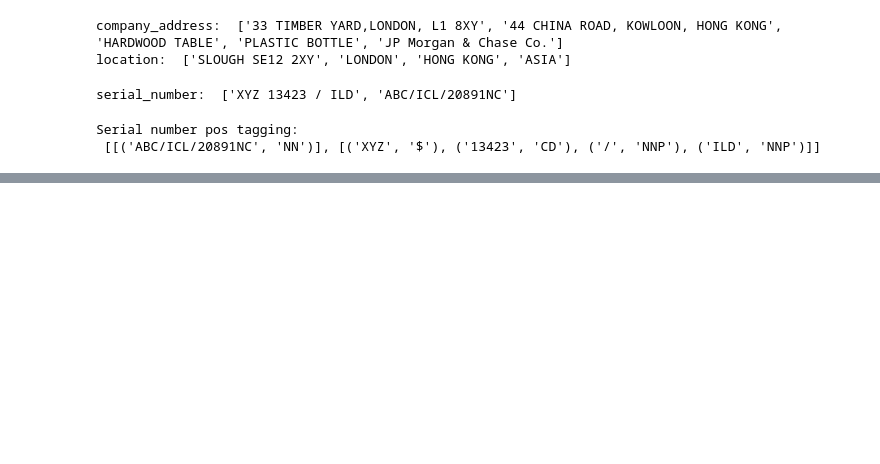
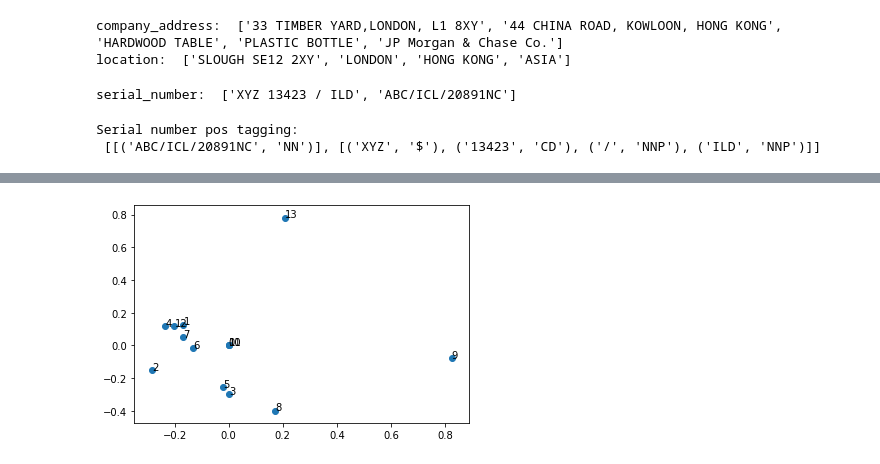
Before and after one commit to zhenyuli1216/Unique-Entity-Identification, a Jupyter notebook: src/test1.ipynb, the cells around one changed output, grey strips where cells are left out. Drawn from its saved outputs; the diff is of its cells as text; code cells hidden in the pictures; blank space fills up the shorter version.

```diff
--- a/src/test1.ipynb
+++ b/src/test1.ipynb
@@ -106,0 +106,32 @@ Serial number pos tagging:
+# %%
+'''
+I only used TFIDF matrix as feature for the sake of demonstration.
+Ideally there will be other useful features
+'''
+tfidf_vectorizer = TfidfVectorizer(max_df=1, max_features=200000,min_df=1, use_idf=True, ngram_range=(1,2))
+# %%
+def structure_new_df(text_strings, vector_matrix, model):
+    df = pd.DataFrame(columns = ['text', 'vector', '2D', 'cluster'])
+    mat_array = vector_matrix.tolist()
+    df['text'] = text_strings
+    df['vector'] = mat_array
+    pca = PCA(n_components=2).fit(vector_matrix)
+    data2D = pca.transform(vector_matrix).tolist()
+    df['2D'] = data2D
+    df['cluster'] = df['vector'].apply(lambda x: 'cluster_'+str(model.predict(np.reshape(x, (-1, len(x))))[0]))
+    return df
+
+def generate_scatter_plot(df):
+    plt.clf()
+    data2D = np.array(df['2D'].tolist())
+    n = df.index
+    plt.scatter(data2D[:,0], data2D[:,1])
+    for i, txt in enumerate(n):
+        plt.annotate(txt, (data2D[i,0], data2D[i,1]))
+    plt.show()
+    #return plot
+# %%
+# create initial clusters
+tfidf_init = tfidf_vectorizer.fit_transform(data).todense()
+kmeans = KMeans(n_clusters=4, random_state = 0).fit(tfidf_init)
+init_df = structure_new_df(data, tfidf_init, kmeans)
@@ -106,0 +158,4 @@ Serial number pos tagging:
+# %%
+init_plt = generate_scatter_plot(init_df)
+# %% [output]
+[figure, added]
```
Also changed, not shown: parts of 20 cells of this notebook, 1 other file.
